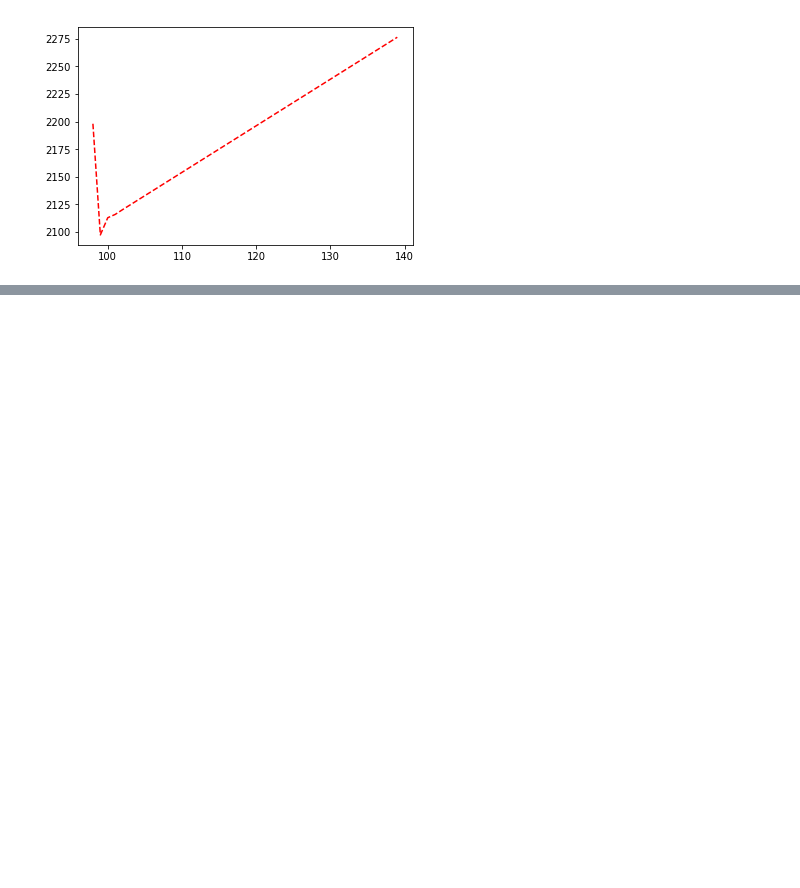
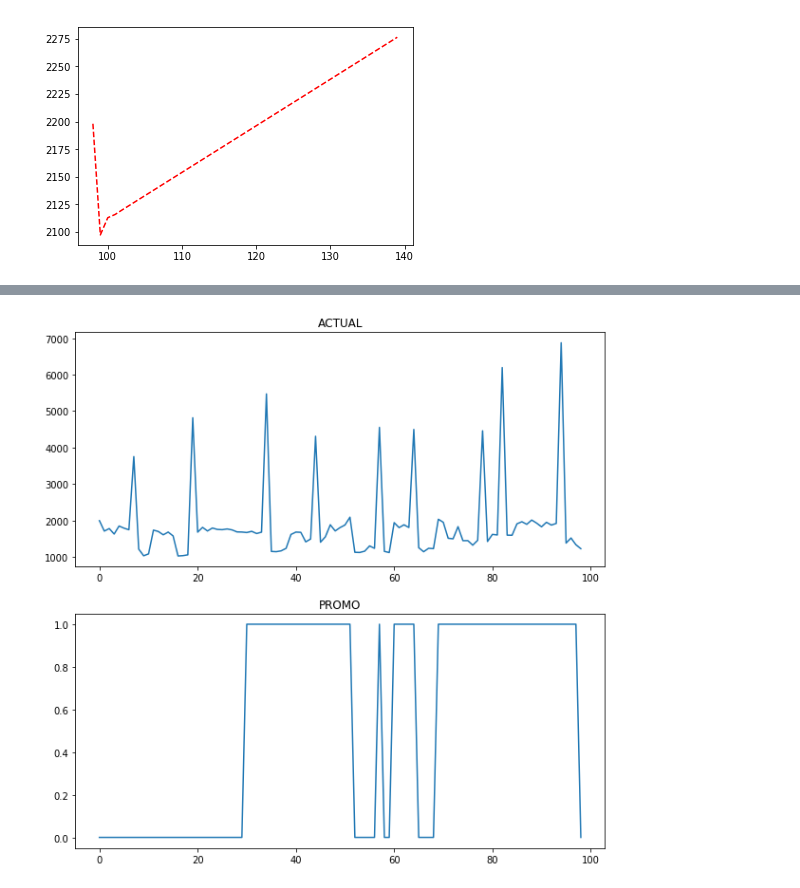
Before and after one commit to antonlagunov1623/ITechArt_lab, a Jupyter notebook: task1.ipynb, the cells around one changed output, grey strips where cells are left out. Drawn from its saved outputs; the diff is of its cells as text; code cells hidden in the pictures; blank space fills up the shorter version.

```diff
--- a/task1.ipynb
+++ b/task1.ipynb
@@ -381,0 +408,2 @@ prediction.plot(style='r--')
+# %%
+var_set = first_item1.copy()
@@ -381,0 +412,10 @@ prediction.plot(style='r--')
+# %%
+var_train = var_set[:'2017-01-01']
+# %%
+var_model = VAR(var_train)
+# %%
+results = var_model.fit(2)
+# %%
+results.plot();
+# %% [output]
+[figure, added]
```
Also changed, not shown: parts of 24 cells of this notebook.
